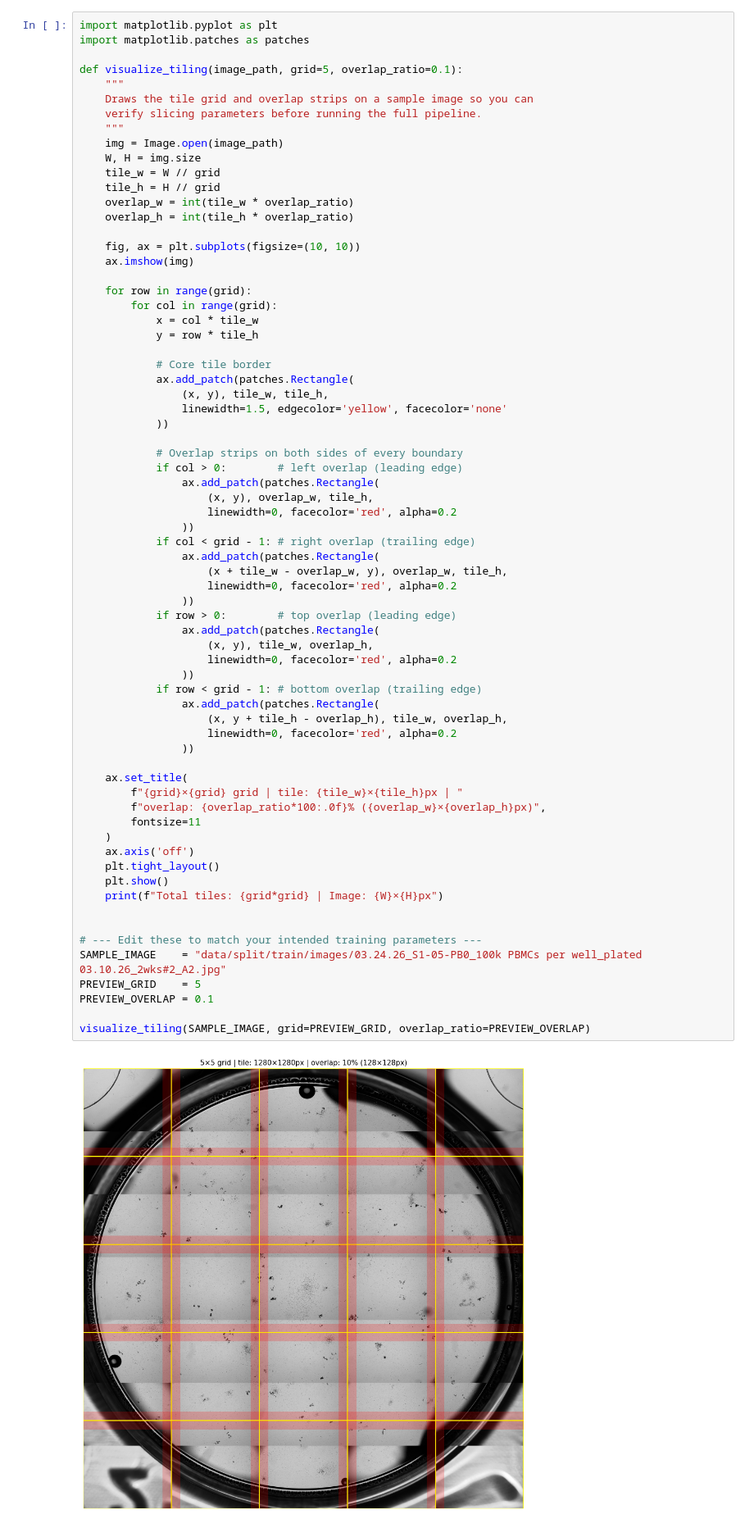
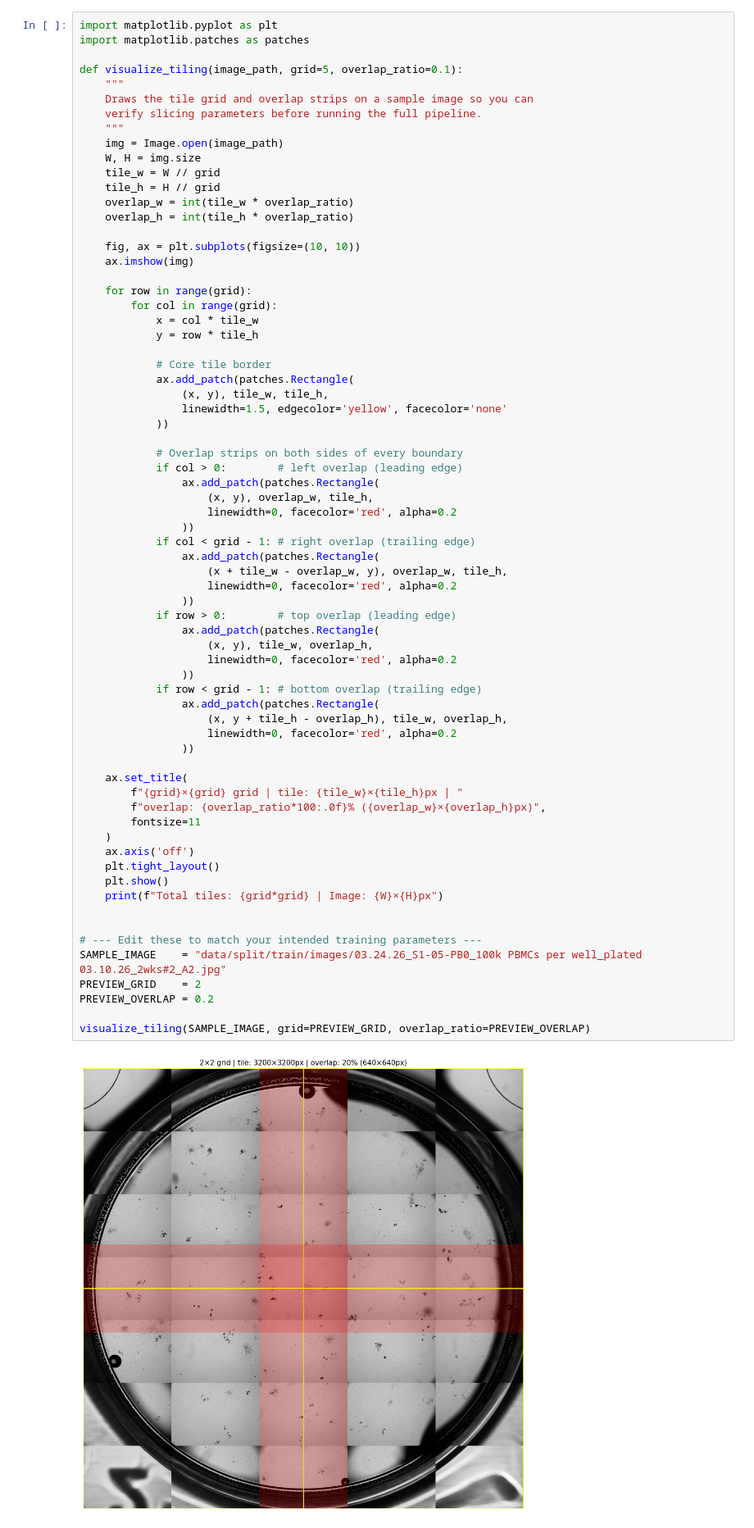
Before and after one commit to mattieuzhai/CFU-classifier, a Jupyter notebook: training_prep.ipynb, the cells around one changed output. Shown at 82% size. Drawn from its saved outputs; the diff is of its cells as text.

```diff
--- a/training_prep.ipynb
+++ b/training_prep.ipynb
@@ -203,33 +203,33 @@ def visualize_tiling(image_path, grid=5, overlap_ratio=0.1):
                     (x + tile_w - overlap_w, y), overlap_w, tile_h,
                     linewidth=0, facecolor='red', alpha=0.2
                 ))
             if row > 0:        # top overlap (leading edge)
                 ax.add_patch(patches.Rectangle(
                     (x, y), tile_w, overlap_h,
                     linewidth=0, facecolor='red', alpha=0.2
                 ))
             if row < grid - 1: # bottom overlap (trailing edge)
                 ax.add_patch(patches.Rectangle(
                     (x, y + tile_h - overlap_h), tile_w, overlap_h,
                     linewidth=0, facecolor='red', alpha=0.2
                 ))
 
     ax.set_title(
         f"{grid}×{grid} grid | tile: {tile_w}×{tile_h}px | "
         f"overlap: {overlap_ratio*100:.0f}% ({overlap_w}×{overlap_h}px)",
         fontsize=11
     )
     ax.axis('off')
     plt.tight_layout()
     plt.show()
     print(f"Total tiles: {grid*grid} | Image: {W}×{H}px")
 
 
 # --- Edit these to match your intended training parameters ---
 SAMPLE_IMAGE    = "data/split/train/images/03.24.26_S1-05-PB0_100k PBMCs per well_plated 03.10.26_2wks#2_A2.jpg"
-PREVIEW_GRID    = 5
-PREVIEW_OVERLAP = 0.1
+PREVIEW_GRID    = 2
+PREVIEW_OVERLAP = 0.2
 
 visualize_tiling(SAMPLE_IMAGE, grid=PREVIEW_GRID, overlap_ratio=PREVIEW_OVERLAP)
 # %% [output]
-[figure, old version]
+[figure, new version]
```
Also changed, not shown: parts of 2 cells of this notebook, 2 other files.
